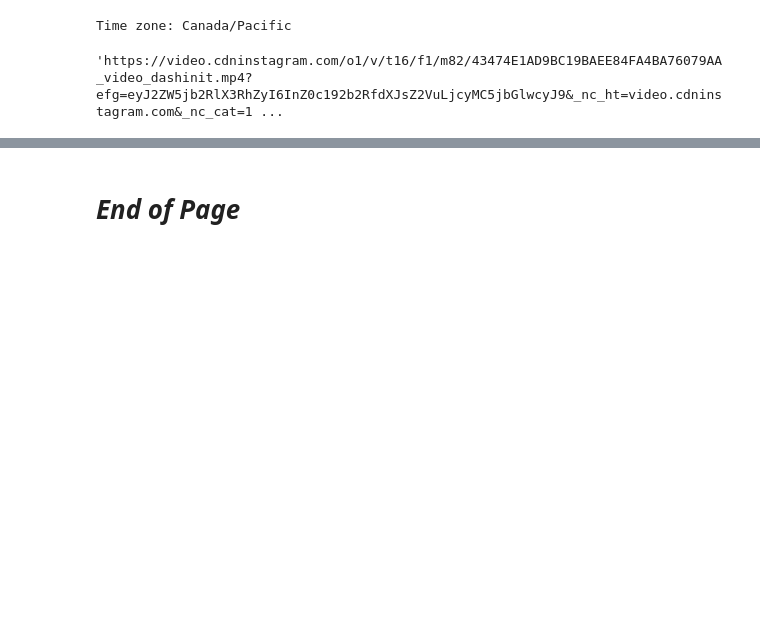
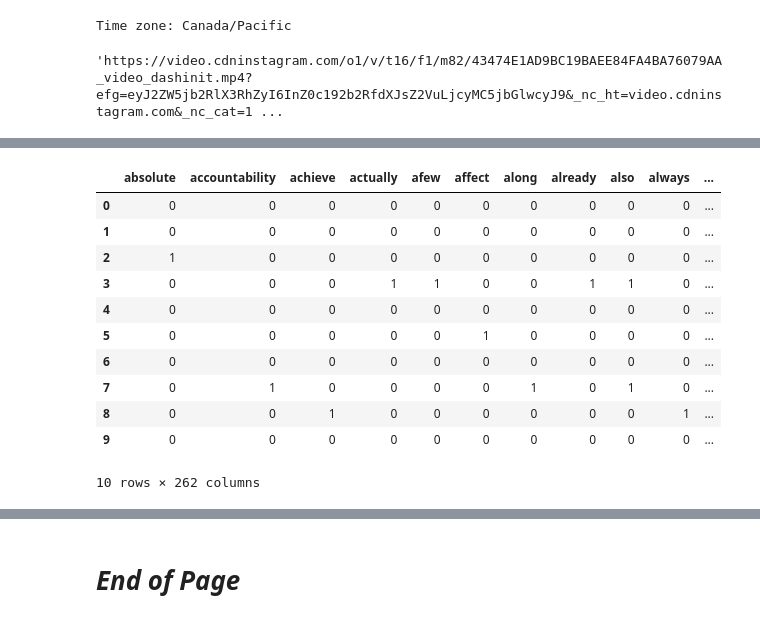
Before and after one commit to silvhua/online-PT-business-KPI, a Jupyter notebook: notebooks/2023-03-05 tfidf top vs bottom posts.ipynb, the cells around one changed output, grey strips where cells are left out. Drawn from its saved outputs; the diff is of its cells as text; code cells hidden in the pictures; blank space fills up the shorter version.

```diff
--- a/notebooks/2023-03-05 tfidf top vs bottom posts.ipynb
+++ b/notebooks/2023-03-05 tfidf top vs bottom posts.ipynb
@@ -61,0 +58,2 @@ Time processed: 2023-03-05 22:15:06.962346
+# %%
+data = pd.concat([json_normalize(response['data']) for key, response in response_json_dict.items()])
@@ -106,7 +115,7 @@ def plot_images_tfidf(input_df, count_vector,
     sort_by = ['like_count', 'comments_count', 'timestamp']
     # SH 2023-03-05 21:52
     df = input_df.copy()
-    df.columns = df.columns.str.replace(caption_column, f'post_{caption_column}')
+    df.columns = df.columns.str.replace(caption_column, f'media_{caption_column}')
     df = pd.concat([df, tfidf], axis=1)
 
     posts = df.sort_values(by=sort_by, ascending=False if top else True).head(n).copy()
@@ -237,0 +522,2 @@ Name: post_caption, dtype: object
+# %%
+bottom_posts, fig_bottom = plot_images_tfidf(data_processed, count_vector, top=False);
@@ -237,0 +526,31 @@ Name: post_caption, dtype: object
+# %%
+from sklearn.feature_extraction.text import TfidfVectorizer
+from sklearn.feature_extraction.text import CountVectorizer
+def tfidf_top_vs_bottom(data, top_posts, bottom_posts, caption_column='media_caption'):
+    """
+    data: DataFrame containing raw data from `get_user_ig_post_text` function
+    """
+    data = data.reset_index(drop=True)
+    top_posts_index = top_posts.index
+    bottom_posts_index = bottom_posts.index
+    # top_posts_BoW = ''.join([word for doc in top_posts[caption_column] for word in doc])
+    # bottom_posts_BoW = ''.join([word for doc in bottom_posts[caption_column] for word in doc])
+    # docs = [top_posts_BoW, bottom_posts_BoW]
+    select_posts = pd.concat([data.loc[top_posts_index], data.loc[bottom_posts_index]])
+    posts_processed, count_vector, vect = post_preprocessing(select_posts)
+    tfidf_vectorizer = TfidfVectorizer(smooth_idf=False)
+    binary_count_vectorizer = (count_vector/count_vector).fillna(0).astype(int)
+    top_posts_tfidf = tfidf_transform(binary_count_vectorizer)
+
+    return binary_count_vectorizer, tfidf
+    # return top_posts_count_vector/top_posts_count_vector, bottom_posts_count_vector
+
+    # tfidf_vectorizer = TfidfVectorizer(smooth_idf=False)
+    # tfidf_vectors = tfidf_vectorizer.fit_transform([doc for doc in docs])
+    # tfidf_vectors = pd.DataFrame(
+    #     tfidf_vectors.toarray(), columns=tfidf_vectorizer.get_feature_names_out(),
+    #     index=['top_posts', 'bottom_posts'])
+    # print(f'Shape of tf-idf vector array: {tfidf_vectors.shape}')
+    # return tfidf_vectors, count_vectors, count_vectors_top
+
+binary_count_vectorizer, tfidf = tfidf_top_vs_bottom(data, top_posts, bottom_posts)
@@ -237,0 +579,15 @@ Name: post_caption, dtype: object
+# %%
+binary_count_vectorizer
+# %% [output]
+|  | absolute | accountability | achieve | actually | afew | affect | along | already | also | always | ... |
+| 0 | 0 | 0 | 0 | 0 | 0 | 0 | 0 | 0 | 0 | 0 | ... |
+| 1 | 0 | 0 | 0 | 0 | 0 | 0 | 0 | 0 | 0 | 0 | ... |
+| 2 | 1 | 0 | 0 | 0 | 0 | 0 | 0 | 0 | 0 | 0 | ... |
+| 3 | 0 | 0 | 0 | 1 | 1 | 0 | 0 | 1 | 1 | 0 | ... |
+| 4 | 0 | 0 | 0 | 0 | 0 | 0 | 0 | 0 | 0 | 0 | ... |
+| 5 | 0 | 0 | 0 | 0 | 0 | 1 | 0 | 0 | 0 | 0 | ... |
+| 6 | 0 | 0 | 0 | 0 | 0 | 0 | 0 | 0 | 0 | 0 | ... |
+| 7 | 0 | 1 | 0 | 0 | 0 | 0 | 1 | 0 | 1 | 0 | ... |
+| 8 | 0 | 0 | 1 | 0 | 0 | 0 | 0 | 0 | 0 | 1 | ... |
+| 9 | 0 | 0 | 0 | 0 | 0 | 0 | 0 | 0 | 0 | 0 | ... |
+10 rows × 262 columns
```
Also changed, not shown: parts of 21 cells of this notebook.
